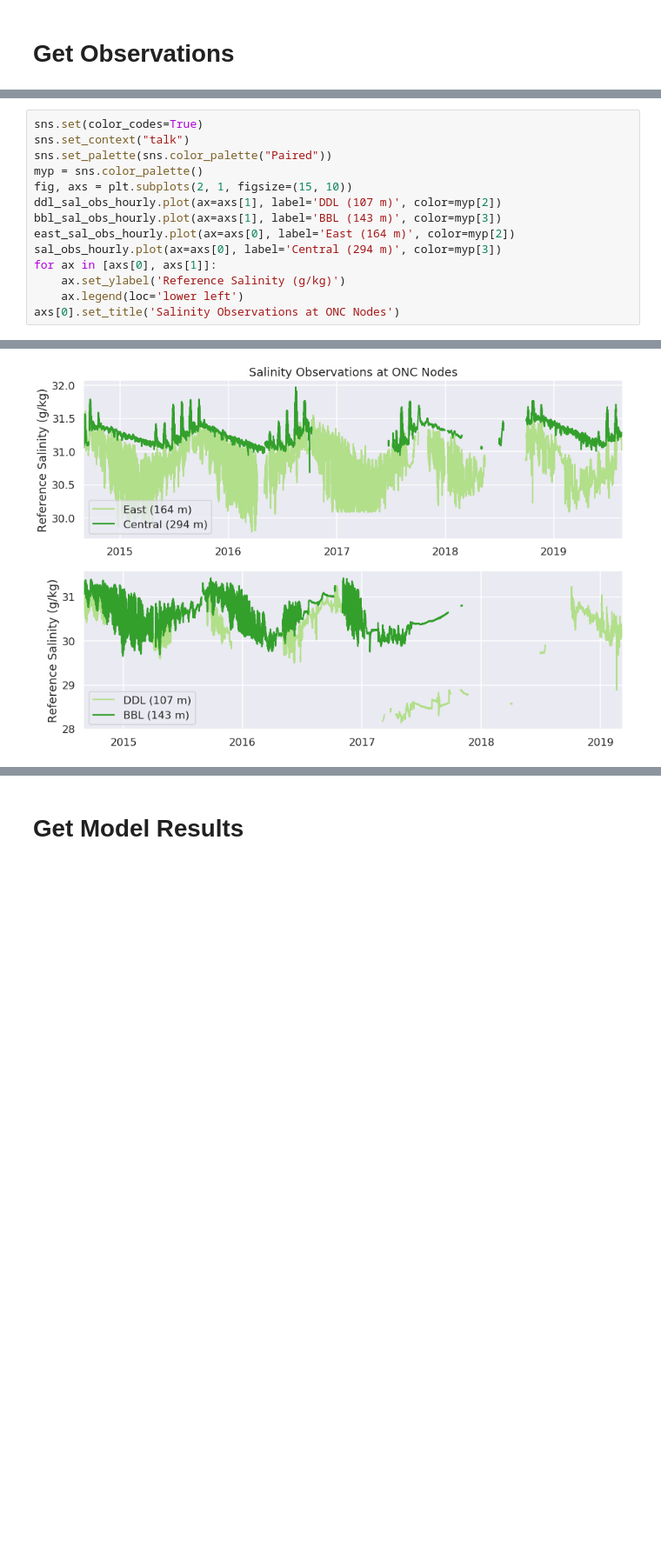
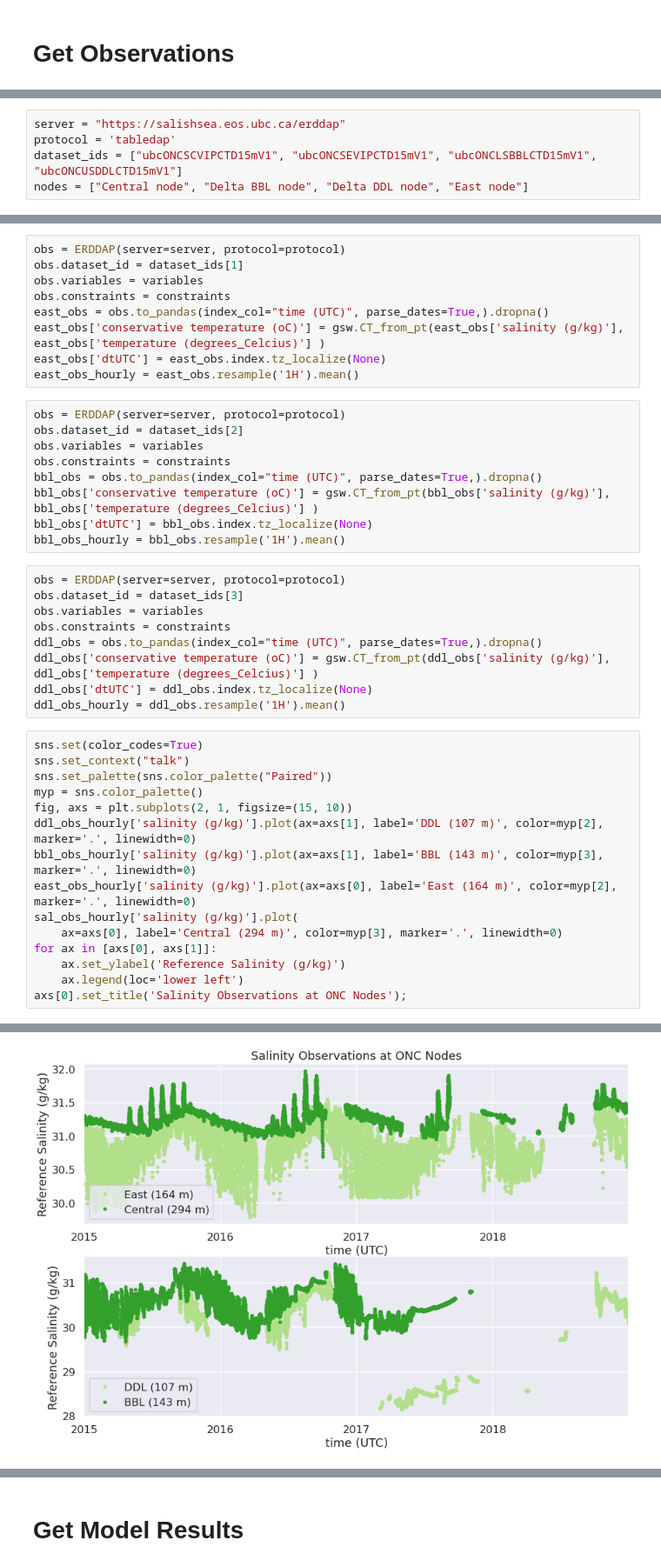
Before and after one commit to SalishSeaCast/analysis-susan, a Jupyter notebook: notebooks/TimeSeries/PlotVENUSModelComparisons.ipynb, the cells around one changed output, grey strips where cells are left out. Shown at 87% size. Drawn from its saved outputs; the diff is of its cells as text; blank space fills up the shorter version.

```diff
--- a/notebooks/TimeSeries/PlotVENUSModelComparisons.ipynb
+++ b/notebooks/TimeSeries/PlotVENUSModelComparisons.ipynb
@@ -60,0 +18,5 @@ ddl_temp_obs_hourly = ddl_temp_obs.resample('1H').mean()
+# %%
+server = "https://salishsea.eos.ubc.ca/erddap"
+protocol = 'tabledap'
+dataset_ids = ["ubcONCSCVIPCTD15mV1", "ubcONCSEVIPCTD15mV1", "ubcONCLSBBLCTD15mV1", "ubcONCUSDDLCTD15mV1"]
+nodes = ["Central node", "Delta BBL node", "Delta DDL node", "East node"]
@@ -61,15 +67,43 @@ ddl_temp_obs_hourly = ddl_temp_obs.resample('1H').mean()
+# %%
+obs = ERDDAP(server=server, protocol=protocol)
+obs.dataset_id = dataset_ids[1]
+obs.variables = variables
+obs.constraints = constraints
+east_obs = obs.to_pandas(index_col="time (UTC)", parse_dates=True,).dropna()
+east_obs['conservative temperature (oC)'] = gsw.CT_from_pt(east_obs['salinity (g/kg)'], east_obs['temperature (degrees_Celcius)'] )
+east_obs['dtUTC'] = east_obs.index.tz_localize(None)
+east_obs_hourly = east_obs.resample('1H').mean()
+# %%
+obs = ERDDAP(server=server, protocol=protocol)
+obs.dataset_id = dataset_ids[2]
+obs.variables = variables
+obs.constraints = constraints
+bbl_obs = obs.to_pandas(index_col="time (UTC)", parse_dates=True,).dropna()
+bbl_obs['conservative temperature (oC)'] = gsw.CT_from_pt(bbl_obs['salinity (g/kg)'], bbl_obs['temperature (degrees_Celcius)'] )
+bbl_obs['dtUTC'] = bbl_obs.index.tz_localize(None)
+bbl_obs_hourly = bbl_obs.resample('1H').mean()
+# %%
+obs = ERDDAP(server=server, protocol=protocol)
+obs.dataset_id = dataset_ids[3]
+obs.variables = variables
+obs.constraints = constraints
+ddl_obs = obs.to_pandas(index_col="time (UTC)", parse_dates=True,).dropna()
+ddl_obs['conservative temperature (oC)'] = gsw.CT_from_pt(ddl_obs['salinity (g/kg)'], ddl_obs['temperature (degrees_Celcius)'] )
+ddl_obs['dtUTC'] = ddl_obs.index.tz_localize(None)
+ddl_obs_hourly = ddl_obs.resample('1H').mean()
 # %%
 sns.set(color_codes=True)
 sns.set_context("talk")
 sns.set_palette(sns.color_palette("Paired"))
 myp = sns.color_palette()
 fig, axs = plt.subplots(2, 1, figsize=(15, 10))
-ddl_sal_obs_hourly.plot(ax=axs[1], label='DDL (107 m)', color=myp[2])
-bbl_sal_obs_hourly.plot(ax=axs[1], label='BBL (143 m)', color=myp[3])
-east_sal_obs_hourly.plot(ax=axs[0], label='East (164 m)', color=myp[2])
-sal_obs_hourly.plot(ax=axs[0], label='Central (294 m)', color=myp[3])
+ddl_obs_hourly['salinity (g/kg)'].plot(ax=axs[1], label='DDL (107 m)', color=myp[2], marker='.', linewidth=0)
+bbl_obs_hourly['salinity (g/kg)'].plot(ax=axs[1], label='BBL (143 m)', color=myp[3], marker='.', linewidth=0)
+east_obs_hourly['salinity (g/kg)'].plot(ax=axs[0], label='East (164 m)', color=myp[2], marker='.', linewidth=0)
+sal_obs_hourly['salinity (g/kg)'].plot(
+    ax=axs[0], label='Central (294 m)', color=myp[3], marker='.', linewidth=0)
 for ax in [axs[0], axs[1]]:
     ax.set_ylabel('Reference Salinity (g/kg)')
     ax.legend(loc='lower left')
-axs[0].set_title('Salinity Observations at ONC Nodes')
+axs[0].set_title('Salinity Observations at ONC Nodes');
 # %% [output]
@@ -77 +110 @@ Text(0.5, 1.0, 'Salinity Observations at ONC Nodes')
-[figure, old version]
+[figure, new version]
```
Also changed, not shown: parts of 21 cells of this notebook, 1 other file.
